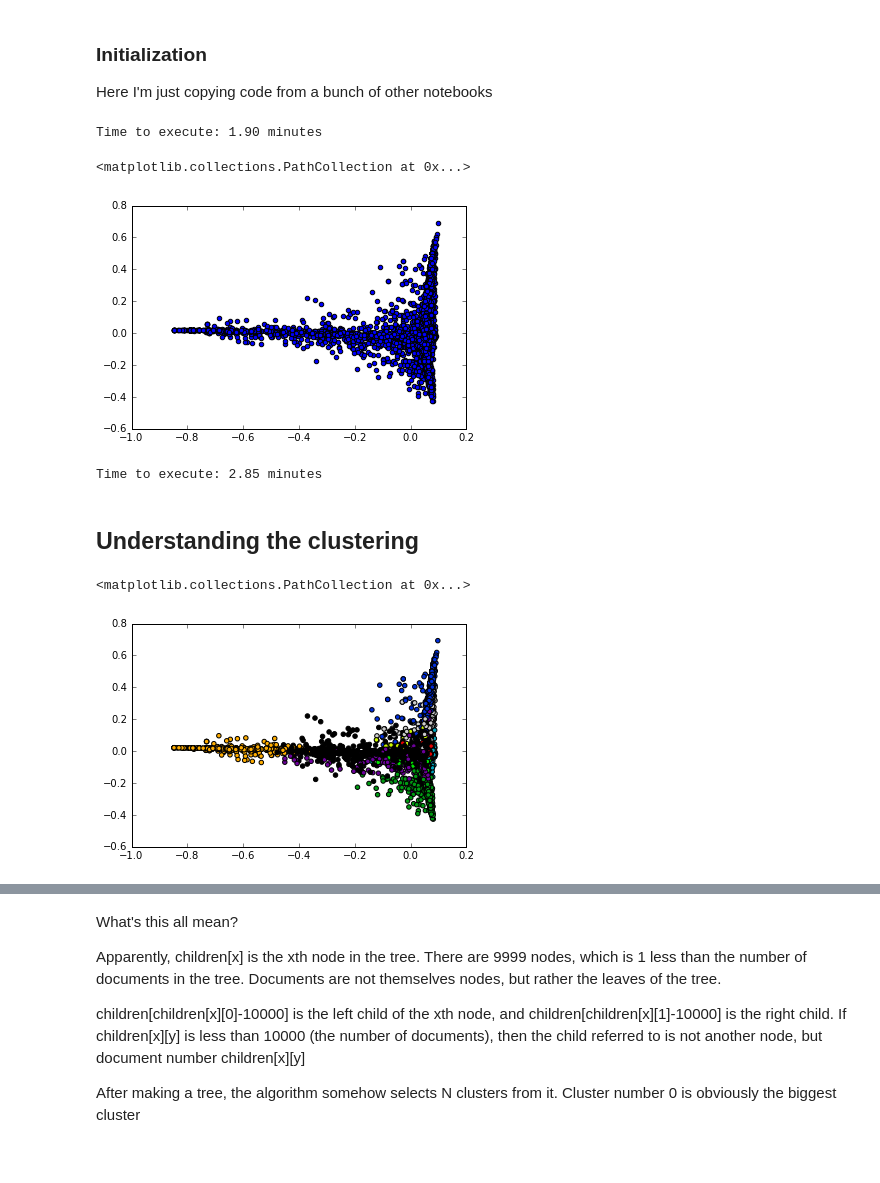
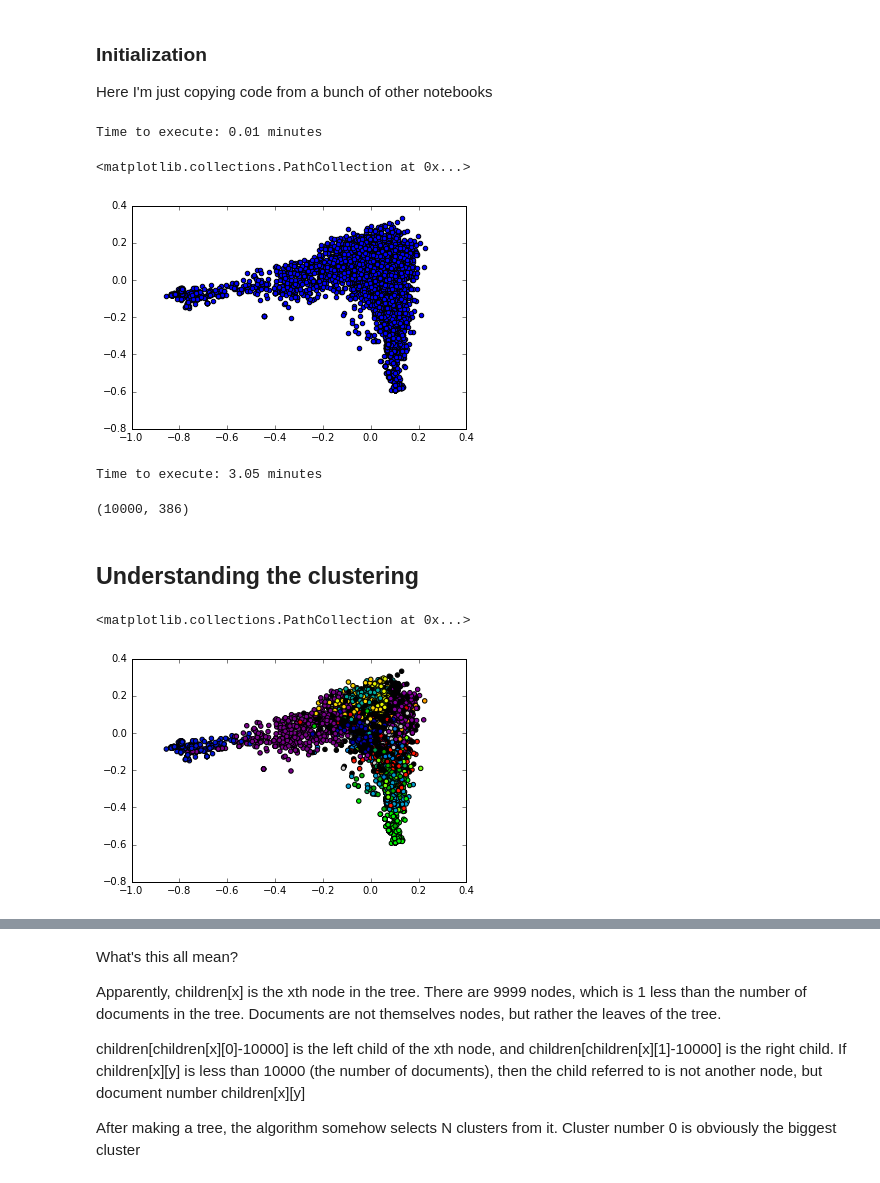
Before and after one commit to tristanlmiller/Topic-Ontology, a Jupyter notebook: Ward_clustering.ipynb, the cells around one changed output, grey strips where cells are left out. Saved outputs shown, nothing was run; the diff lists cells and outputs as text; code cells hidden in the pictures.

Commit message:
Informative tree labels, and classifying new docs

```diff
--- a/Ward_clustering.ipynb
+++ b/Ward_clustering.ipynb
@@ -25,30 +33,30 @@ term_list = pd.read_pickle("term_list.pkl")[0].tolist()
+# %%
+#Apply TF-IDF weighting
+Tfidf = TfidfTransformer()
+Tfidf.fit(unweighted_words)
+weighted_words = Tfidf.transform(unweighted_words)
 # %%
-#Apply LDA with 30 topics
+#Apply PCA with 30 components
 start_time = time.time()
-model = lda.LDA(n_topics=30, n_iter=1500, random_state=1)
-model.fit(unweighted_words.toarray())
+model = PCA(n_components=30)
+doc_topic = model.fit_transform(weighted_words.toarray())
+topic_word = model.components_
 processing_time = (time.time() - start_time)/60
 print("Time to execute: %.2f minutes" % processing_time )
 # %% [output]
-Time to execute: 1.90 minutes
+Time to execute: 0.01 minutes
-# %%
-topic_word = model.topic_word_
-doc_topic = model.doc_topic_
 # %%
-#apply PCA
-pca=PCA(n_components=2)
-doc_topic_PCA=pca.fit_transform(doc_topic)
 %matplotlib inline
-plt.scatter(doc_topic_PCA[:,0], doc_topic_PCA[:,1])
+plt.scatter(doc_topic[:,0], doc_topic[:,1])
 # %% [output]
 <matplotlib.collections.PathCollection at 0x...>
-[figure, old version]
+[figure, new version]
 # %%
 #Ward Agglomerative clustering
 start_time = time.time()
-clustering = AgglomerativeClustering(linkage="ward", n_clusters=10)
+clustering = AgglomerativeClustering(linkage="ward", n_clusters=20)
 c_labels = clustering.fit_predict(doc_topic)
 processing_time = (time.time() - start_time)/60
 print("Time to execute: %.2f minutes" % processing_time )
 # %% [output]
-Time to execute: 2.85 minutes
+Time to execute: 3.05 minutes
@@ -54,0 +72,7 @@ Time to execute: 2.85 minutes
+# %%
+vectorizer = CountVectorizer(analyzer = "word",min_df=.005)
+link_vector = vectorizer.fit_transform(links)
+link_names = vectorizer.get_feature_names()
+link_vector.shape
+# %% [output]
+(10000, 386)
@@ -55,11 +83,11 @@ Time to execute: 2.85 minutes
 # %% [markdown]
 ## Understanding the clustering
 # %%
-plt.scatter(doc_topic_PCA[:, 0], doc_topic_PCA[:, 1], c=c_labels,
+plt.scatter(doc_topic[:, 0], doc_topic[:, 1], c=c_labels,
                         cmap=plt.cm.spectral)
 # %% [output]
 <matplotlib.collections.PathCollection at 0x...>
-[figure, old version]
+[figure, new version]
 # %%
 children = clustering.children_
 print("Labels of first 20 articles:",c_labels[0:20])
```
Also changed, not shown: parts of 32 cells of this notebook, 1 other file.
